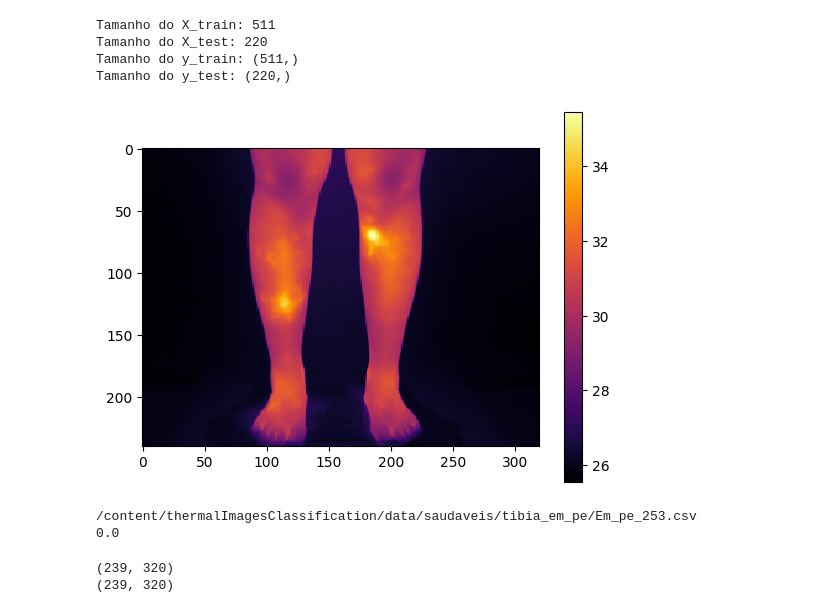
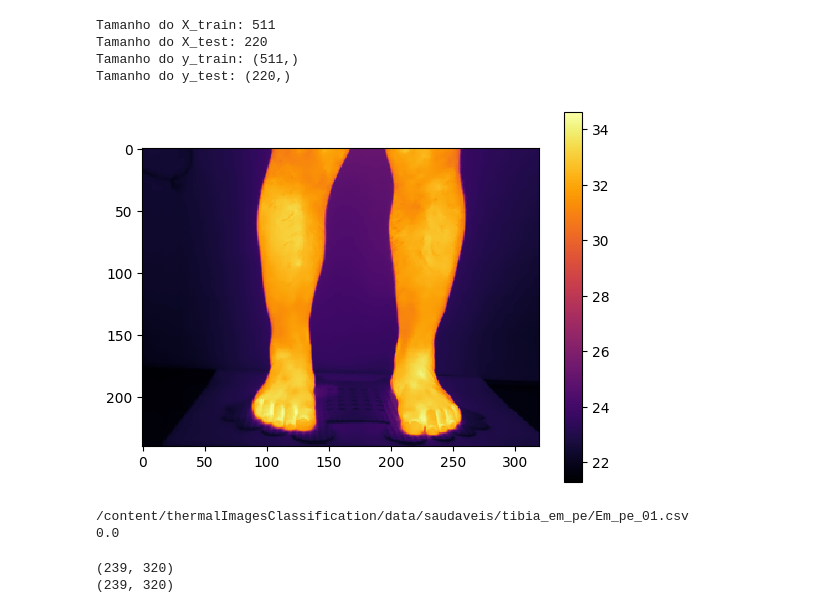
Before and after one commit to rgmantovani/thermalImagesClassification, a Jupyter notebook: main.ipynb, the cells around one changed output. Drawn from its saved outputs; the diff is of its cells as text; code cells hidden in the pictures.

```diff
--- a/main.ipynb
+++ b/main.ipynb
@@ -118,13 +114,13 @@ def plot_csv_image(csv_file):
 # --------------------------------------------------------------
 # --------------------------------------------------------------
 # %%
-# plot_csv_image(csv_file=x_train_files[0])
-plot_csv_image(csv_file=x_test_files[0])
+plot_csv_image(csv_file=x_train_files[0])
+# plot_csv_image(csv_file=x_test_files[0])
 print(x_test_files[0])
 print(y_test[0])
 # %% [output]
-[figure, old version]
+[figure, new version]
-/content/thermalImagesClassification/data/saudaveis/tibia_em_pe/Em_pe_253.csv
+/content/thermalImagesClassification/data/saudaveis/tibia_em_pe/Em_pe_01.csv
 0.0
 # %%
 # --------------------------------------------------------------
```
Also changed, not shown: parts of 21 cells of this notebook, 34 other files.
